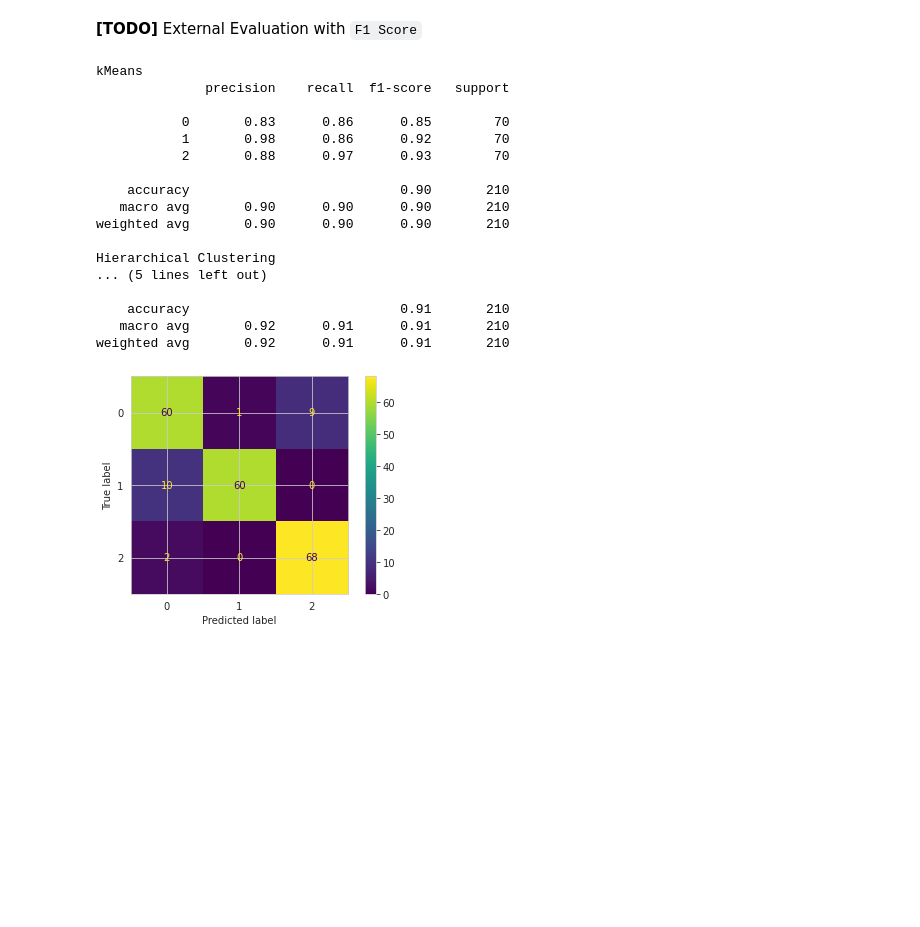
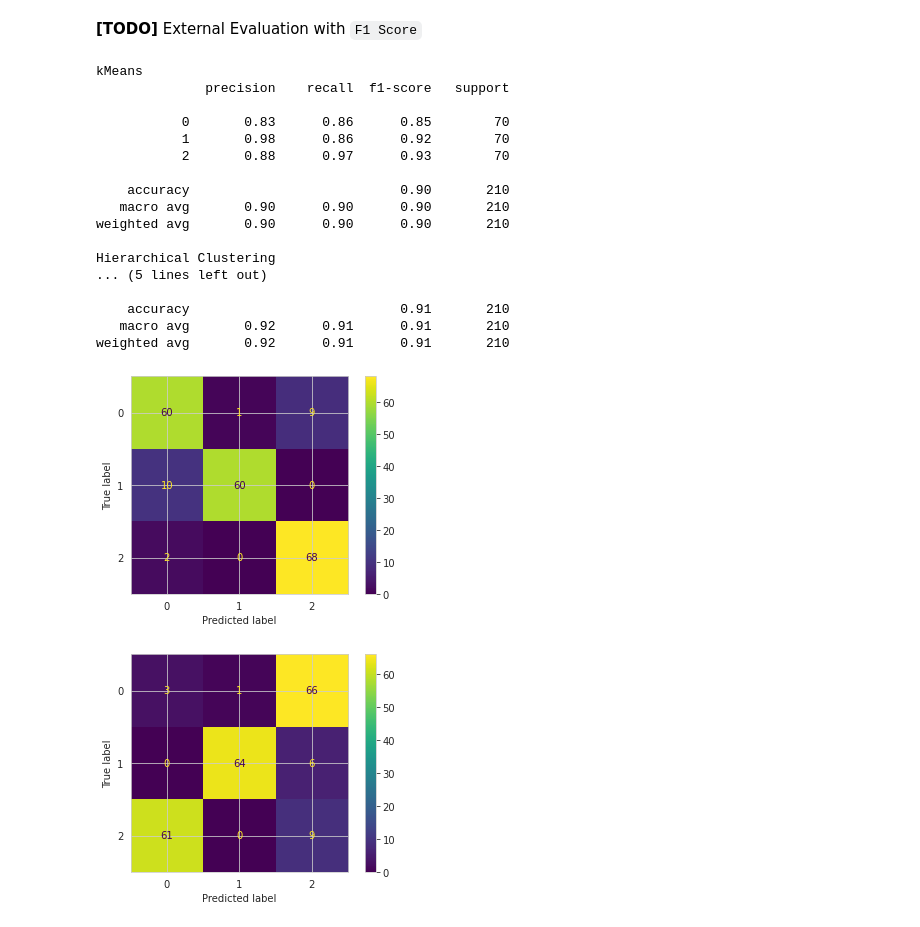
Before and after one commit to provision95/_DAP_, a Jupyter notebook: Lecture10.ipynb, the cells around one changed output. Drawn from its saved outputs; the diff is of its cells as text; code cells hidden in the pictures; blank space fills up the shorter version.

```diff
--- a/Lecture10.ipynb
+++ b/Lecture10.ipynb
@@ -198,30 +198,32 @@ print(classification_report(target, km_clusters))
 
 _agg_clusters = agg_clusters.copy()
 _agg_clusters[agg_clusters==0]=2
 _agg_clusters[agg_clusters==2]=0
 
 print('Hierarchical Clustering')
 print(classification_report(target, _agg_clusters))
 
 cm = confusion_matrix(y_true=target, y_pred=km_clusters)
 ConfusionMatrixDisplay.from_predictions(target, km_clusters)
+ConfusionMatrixDisplay.from_predictions(target, agg_clusters)
 plt.show()
 # %% [output]
 kMeans
               precision    recall  f1-score   support
 
            0       0.83      0.86      0.85        70
            1       0.98      0.86      0.92        70
            2       0.88      0.97      0.93        70
 
     accuracy                           0.90       210
    macro avg       0.90      0.90      0.90       210
 weighted avg       0.90      0.90      0.90       210
 
 Hierarchical Clustering
 ... (5 lines left out)
 
     accuracy                           0.91       210
    macro avg       0.92      0.91      0.91       210
 weighted avg       0.92      0.91      0.91       210
 [figure]
+[figure, added]
```
